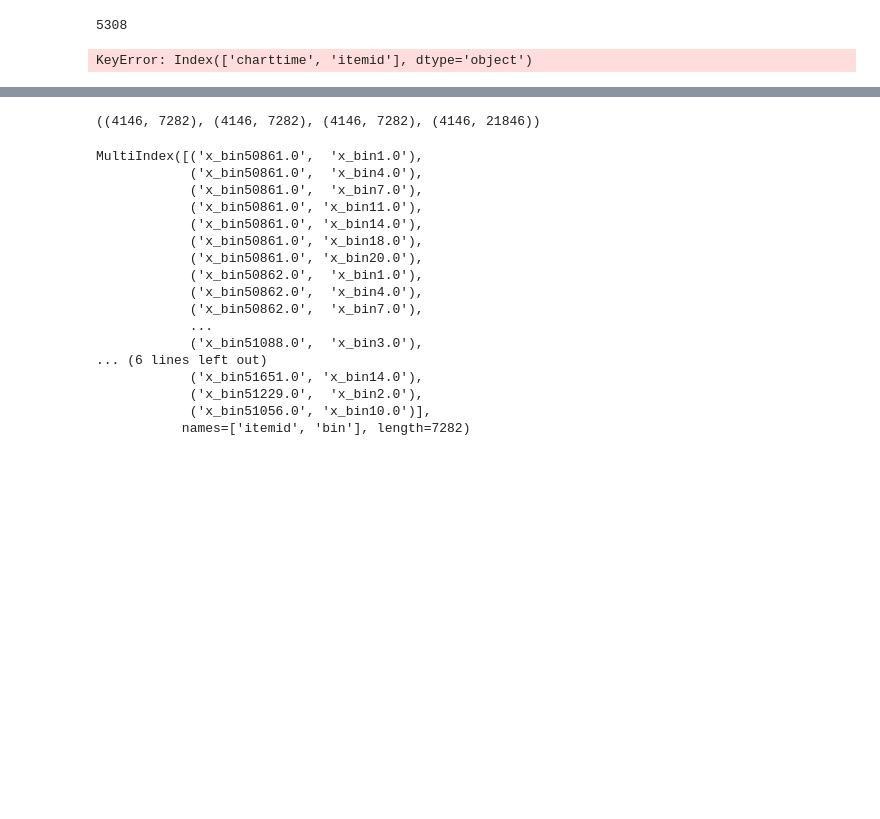
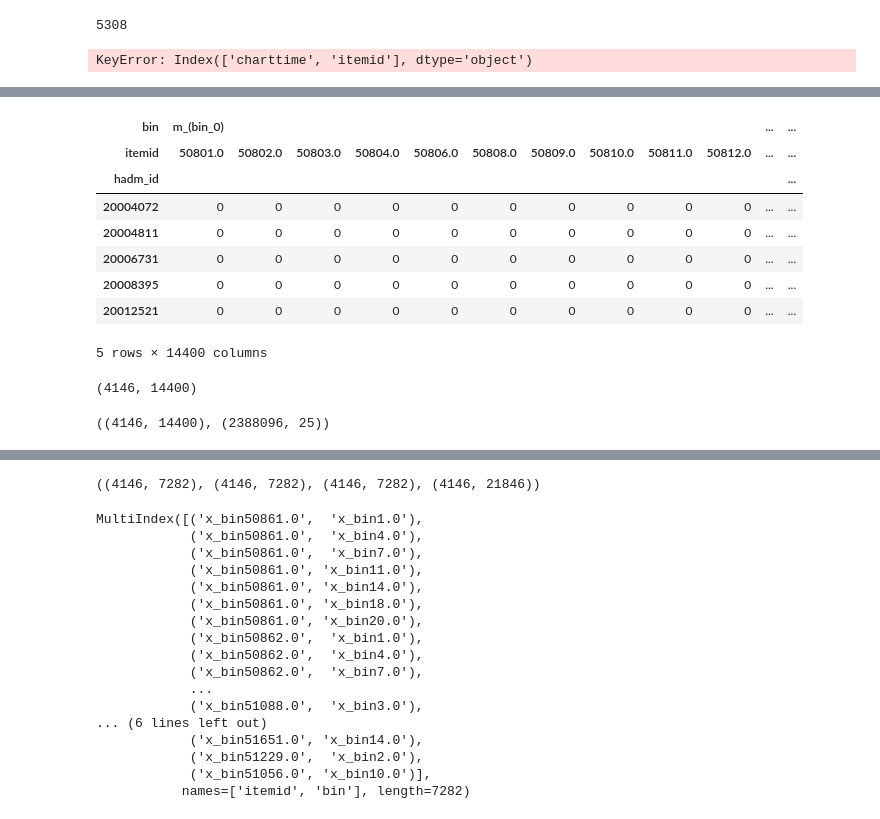
Before and after one commit to Crazz-Zaac/informative-missingness, a Jupyter notebook: project/notebooks/exp_2025.ipynb, the cells around one changed output, grey strips where cells are left out. Saved outputs shown, nothing was run; the diff lists cells and outputs as text; code cells hidden in the pictures; blank space fills up the shorter version.

```diff
--- a/project/notebooks/exp_2025.ipynb
+++ b/project/notebooks/exp_2025.ipynb
@@ -905,0 +941,8 @@ patients_data.head()
+# %%
+m_values = (
+    patients_data.groupby(["hadm_id", "itemid", "bin"])["valuenum"]
+    .count()
+    .unstack(level="bin")
+    .rename(columns=lambda x: f"m_(bin_{x})")
+)
+m_values.head()
@@ -905,0 +958,10 @@ patients_data.head()
+# %%
+adms = patients_data["hadm_id"].unique()
+items = patients_data["itemid"].unique()
+adms = pd.Index(adms, dtype=m_values.index.levels[0].dtype)
+items = pd.Index(items, dtype=m_values.index.levels[1].dtype)
+
+full_index = pd.MultiIndex.from_product([adms, items], names=["hadm_id", "itemid"])
+m_values = m_values.reindex(full_index).fillna(0).astype(int)
+
+m_values.head()
@@ -905,0 +977,21 @@ patients_data.head()
+# %%
+m_df = m_values.unstack(level="itemid")
+m_df.head()
+# %% [output]
+| bin | m_(bin_0) |  |  |  |  |  |  |  |  |  | ... | ... |
+| itemid | 50801.0 | 50802.0 | 50803.0 | 50804.0 | 50806.0 | 50808.0 | 50809.0 | 50810.0 | 50811.0 | 50812.0 | ... | ... |
+| hadm_id |  |  |  |  |  |  |  |  |  |  |  | ... |
+| 20004072 | 0 | 0 | 0 | 0 | 0 | 0 | 0 | 0 | 0 | 0 | ... | ... |
+| 20004811 | 0 | 0 | 0 | 0 | 0 | 0 | 0 | 0 | 0 | 0 | ... | ... |
+| 20006731 | 0 | 0 | 0 | 0 | 0 | 0 | 0 | 0 | 0 | 0 | ... | ... |
+| 20008395 | 0 | 0 | 0 | 0 | 0 | 0 | 0 | 0 | 0 | 0 | ... | ... |
+| 20012521 | 0 | 0 | 0 | 0 | 0 | 0 | 0 | 0 | 0 | 0 | ... | ... |
+5 rows × 14400 columns
+# %%
+m_df.shape
+# %% [output]
+(4146, 14400)
+# %%
+x_df.shape, m_values.shape
+# %% [output]
+((4146, 14400), (2388096, 25))
```
Also changed, not shown: parts of 7 cells of this notebook, 3 other files.
